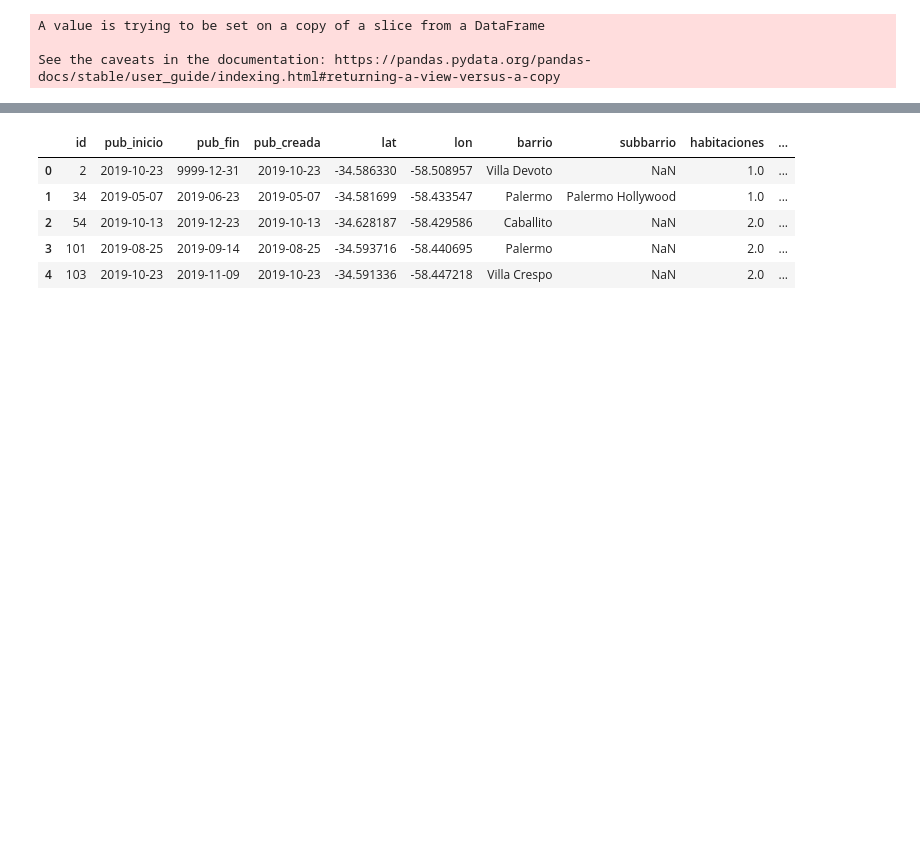
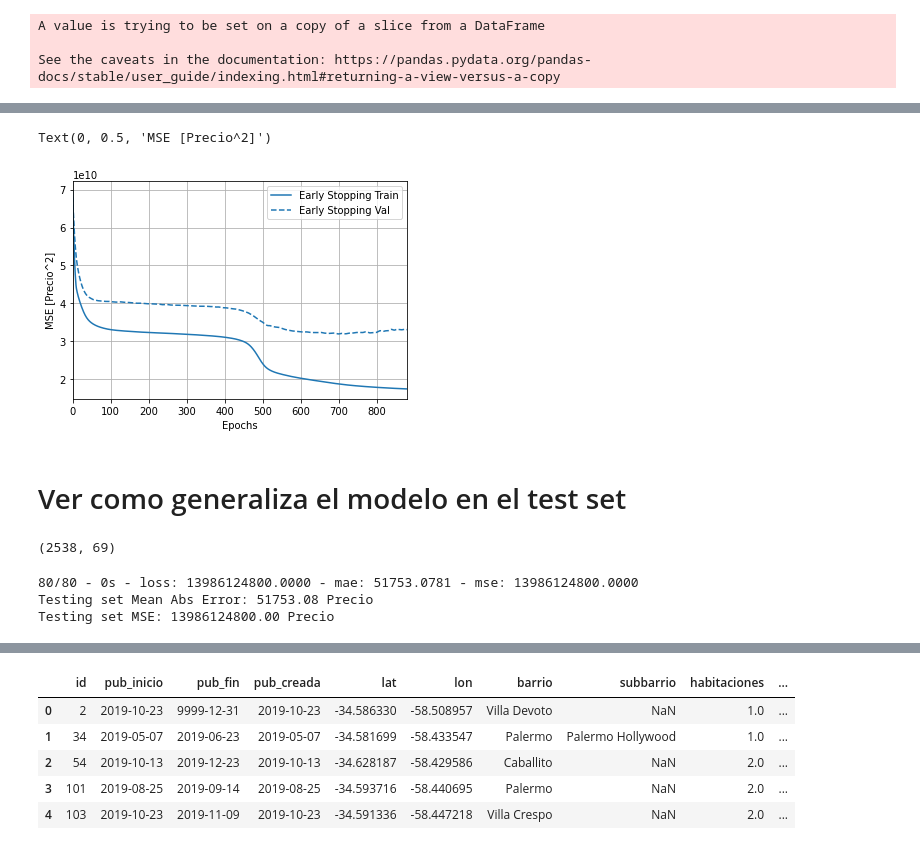
Before and after one commit to arielfaur/fmap-propiedades-kaggle, a Jupyter notebook: precio_propiedades_regresion.ipynb, the cells around one changed output, grey strips where cells are left out. Drawn from its saved outputs; the diff is of its cells as text; code cells hidden in the pictures; blank space fills up the shorter version.

```diff
--- a/precio_propiedades_regresion.ipynb
+++ b/precio_propiedades_regresion.ipynb
@@ -346,0 +280,23 @@ array([-7.91214687e+10, -1.11713016e+11, -1.16571770e+11, -1.00438187e+11,
+# %%
+plotter.plot({'Early Stopping': history}, metric = "mse")
+plt.ylabel('MSE [Precio^2]')
+# %% [output]
+Text(0, 0.5, 'MSE [Precio^2]')
+[figure, added]
+# %% [markdown]
+# Ver como generaliza el modelo en el test set
+# %%
+X_test_transformed = pipe.transform(X_test)
+X_test_transformed = X_test_transformed.toarray()
+X_test_transformed.shape
+# %% [output]
+(2538, 69)
+# %%
+loss, mae, mse = model.evaluate(X_test_transformed, y_test, verbose=2)
+
+print("Testing set Mean Abs Error: {:5.2f} Precio".format(mae))
+print("Testing set MSE: {:5.2f} Precio".format(mse))
+# %% [output]
+80/80 - 0s - loss: 13986124800.0000 - mae: 51753.0781 - mse: 13986124800.0000
+Testing set Mean Abs Error: 51753.08 Precio
+Testing set MSE: 13986124800.00 Precio
```
Also changed, not shown: parts of 35 cells of this notebook.
